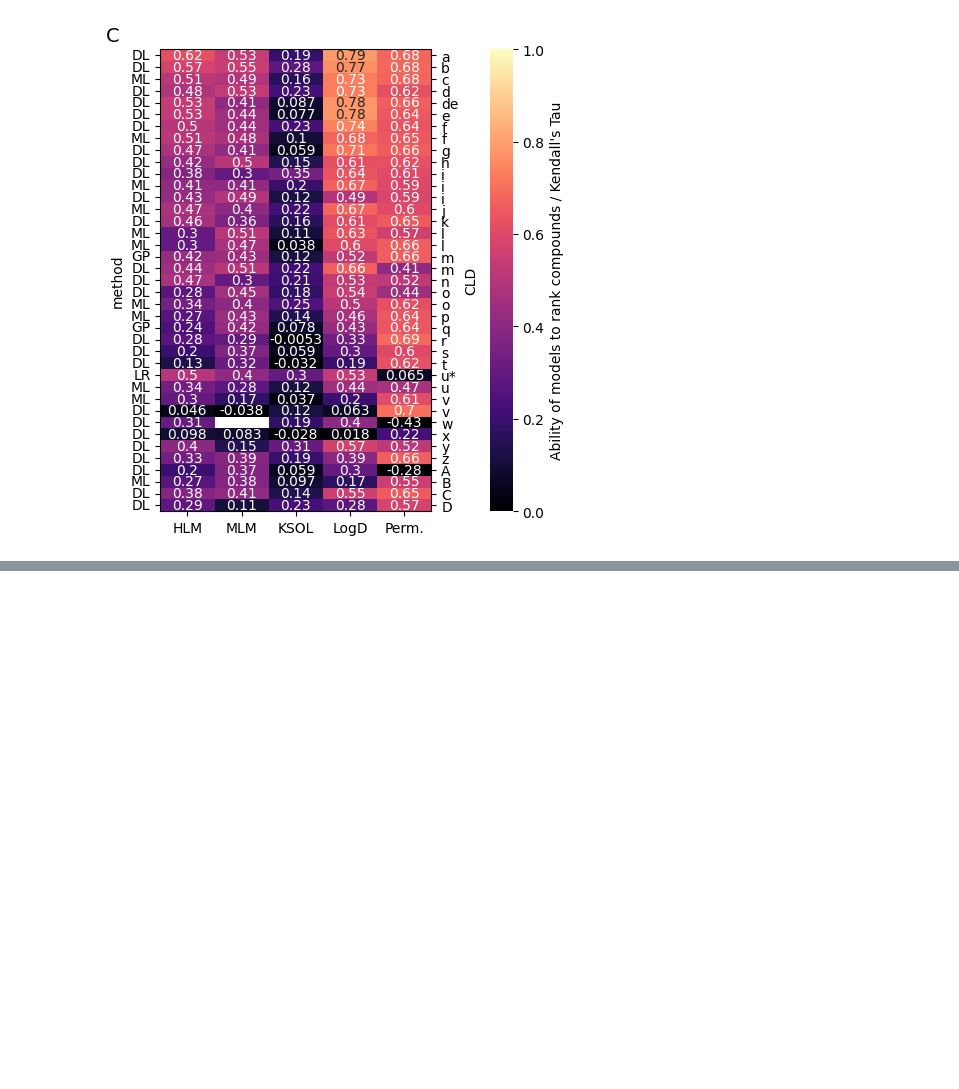
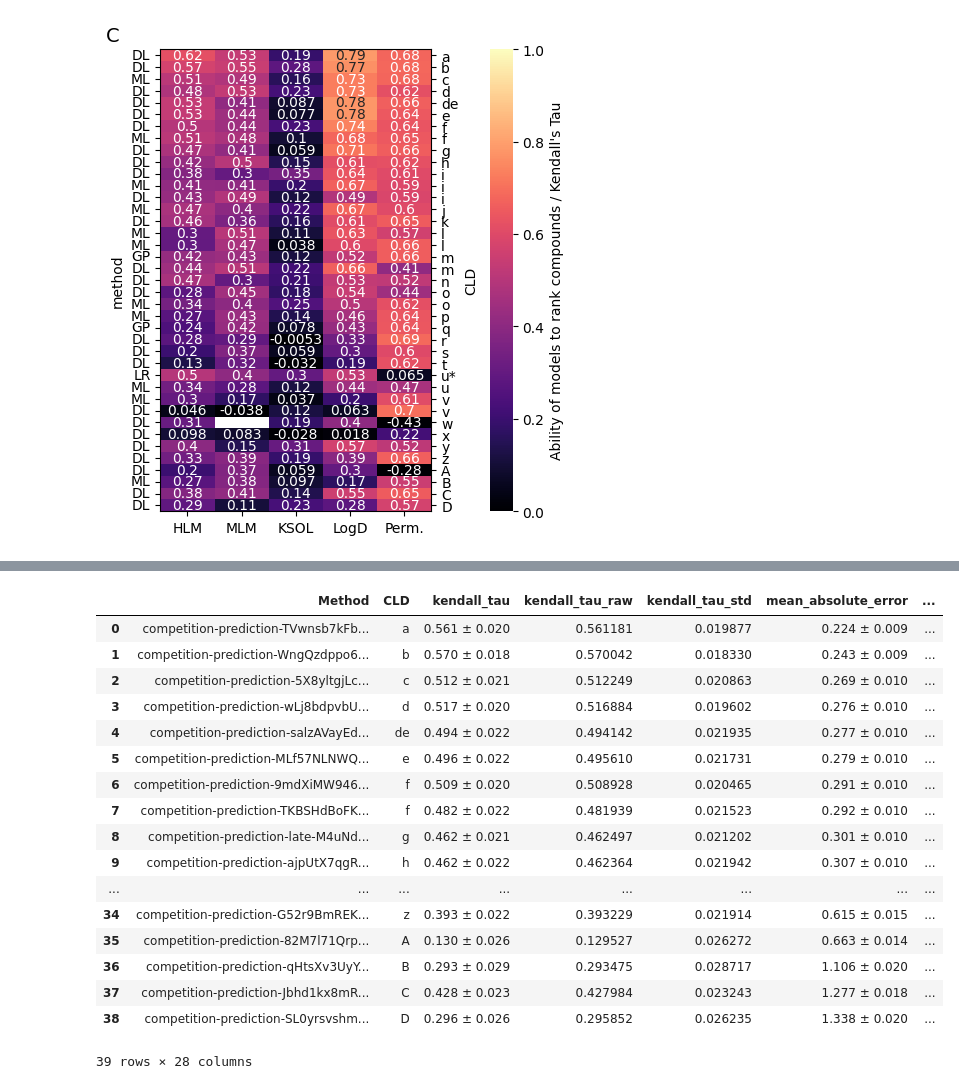
Before and after one commit to asapdiscovery/asap-blind-challenge-paper, a Jupyter notebook: fig5_admet_leaderboard/reproduce_figure/admet_leaderboard.ipynb, the cells around one changed output, grey strips where cells are left out. Cells and saved outputs as stored; diff of their text form; code cells hidden in the pictures; blank space fills up the shorter version.

```diff
--- a/fig5_admet_leaderboard/reproduce_figure/admet_leaderboard.ipynb
+++ b/fig5_admet_leaderboard/reproduce_figure/admet_leaderboard.ipynb
@@ -737,3 +777,5 @@ plt.show()
+# %%
+agg_df_sub = agg_df[["type", "cld", "method"]].rename(columns={"method":"Method", "type": "Type"})
 # %%
 sub = submissions[["id", "description", "owner_id", "github_url", "report_url", "subchallenge"]]
 admet_sub = sub[sub["subchallenge"] == "ADMET"]
@@ -741,4 +783,5 @@ users = pd.read_json("./autumn-scene-83598112_main_polaris_2025-03-24_08-43-21.j
 users = users.rename(columns={"id": "owner_id", "slug": "username"})
 combined = admet_sub.merge(users, on="owner_id", how="left").rename(columns={"id":"Method"})
 all_combined = main.merge(combined, how="left", on="Method")
+all_combined2 = all_combined.merge(agg_df_sub, on="Method", how="left")
 # %%
@@ -754 +796,22 @@ cols = cols[-1:] + cols[:-1]
+# %%
+all_combined2
+# %% [output]
+|  | Method | CLD | kendall_tau | kendall_tau_raw | kendall_tau_std | mean_absolute_error | ... |
+| 0 | competition-prediction-TVwnsb7kFb... | a | 0.561 ± 0.020 | 0.561181 | 0.019877 | 0.224 ± 0.009 | ... |
+| 1 | competition-prediction-WngQzdppo6... | b | 0.570 ± 0.018 | 0.570042 | 0.018330 | 0.243 ± 0.009 | ... |
+| 2 | competition-prediction-5X8yltgjLc... | c | 0.512 ± 0.021 | 0.512249 | 0.020863 | 0.269 ± 0.010 | ... |
+| 3 | competition-prediction-wLj8bdpvbU... | d | 0.517 ± 0.020 | 0.516884 | 0.019602 | 0.276 ± 0.010 | ... |
+| 4 | competition-prediction-salzAVayEd... | de | 0.494 ± 0.022 | 0.494142 | 0.021935 | 0.277 ± 0.010 | ... |
+| 5 | competition-prediction-MLf57NLNWQ... | e | 0.496 ± 0.022 | 0.495610 | 0.021731 | 0.279 ± 0.010 | ... |
+| 6 | competition-prediction-9mdXiMW946... | f | 0.509 ± 0.020 | 0.508928 | 0.020465 | 0.291 ± 0.010 | ... |
+| 7 | competition-prediction-TKBSHdBoFK... | f | 0.482 ± 0.022 | 0.481939 | 0.021523 | 0.292 ± 0.010 | ... |
+| 8 | competition-prediction-late-M4uNd... | g | 0.462 ± 0.021 | 0.462497 | 0.021202 | 0.301 ± 0.010 | ... |
+| 9 | competition-prediction-ajpUtX7qgR... | h | 0.462 ± 0.022 | 0.462364 | 0.021942 | 0.307 ± 0.010 | ... |
+| ... | ... | ... | ... | ... | ... | ... | ... |
+| 34 | competition-prediction-G52r9BmREK... | z | 0.393 ± 0.022 | 0.393229 | 0.021914 | 0.615 ± 0.015 | ... |
+| 35 | competition-prediction-82M7l71Qrp... | A | 0.130 ± 0.026 | 0.129527 | 0.026272 | 0.663 ± 0.014 | ... |
+| 36 | competition-prediction-qHtsXv3UyY... | B | 0.293 ± 0.029 | 0.293475 | 0.028717 | 1.106 ± 0.020 | ... |
+| 37 | competition-prediction-Jbhd1kx8mR... | C | 0.428 ± 0.023 | 0.427984 | 0.023243 | 1.277 ± 0.018 | ... |
+| 38 | competition-prediction-SL0yrsvshm... | D | 0.296 ± 0.026 | 0.295852 | 0.026235 | 1.338 ± 0.020 | ... |
+39 rows × 28 columns
 # %%
```
Also changed, not shown: parts of 10 cells of this notebook, 4 other files.
